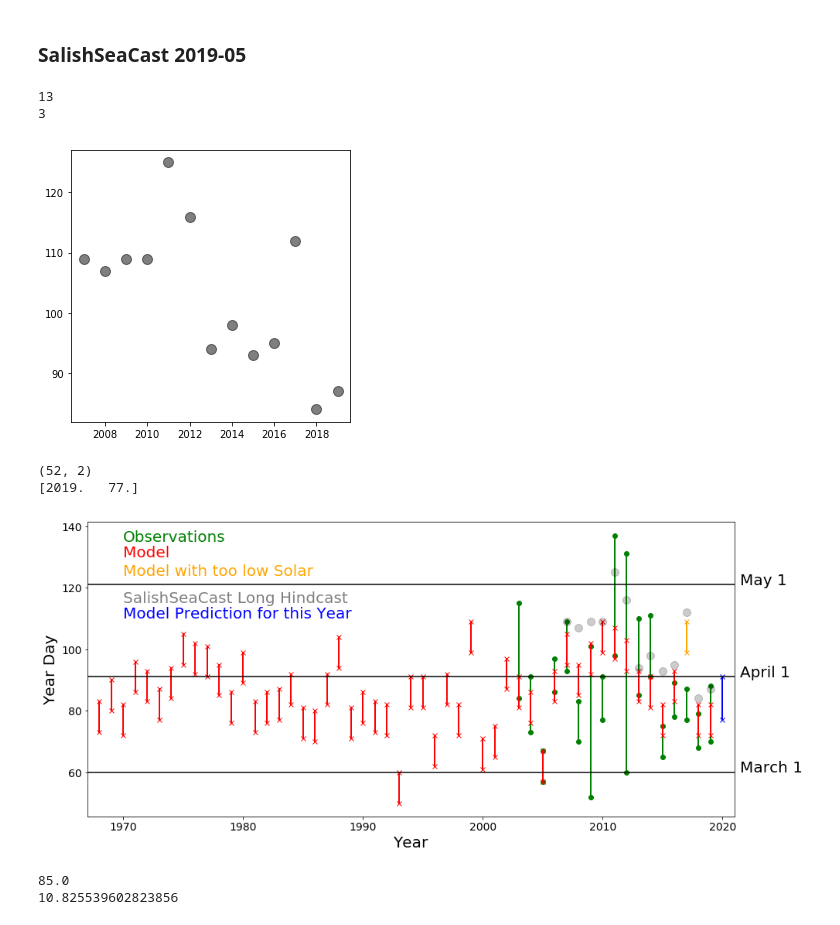
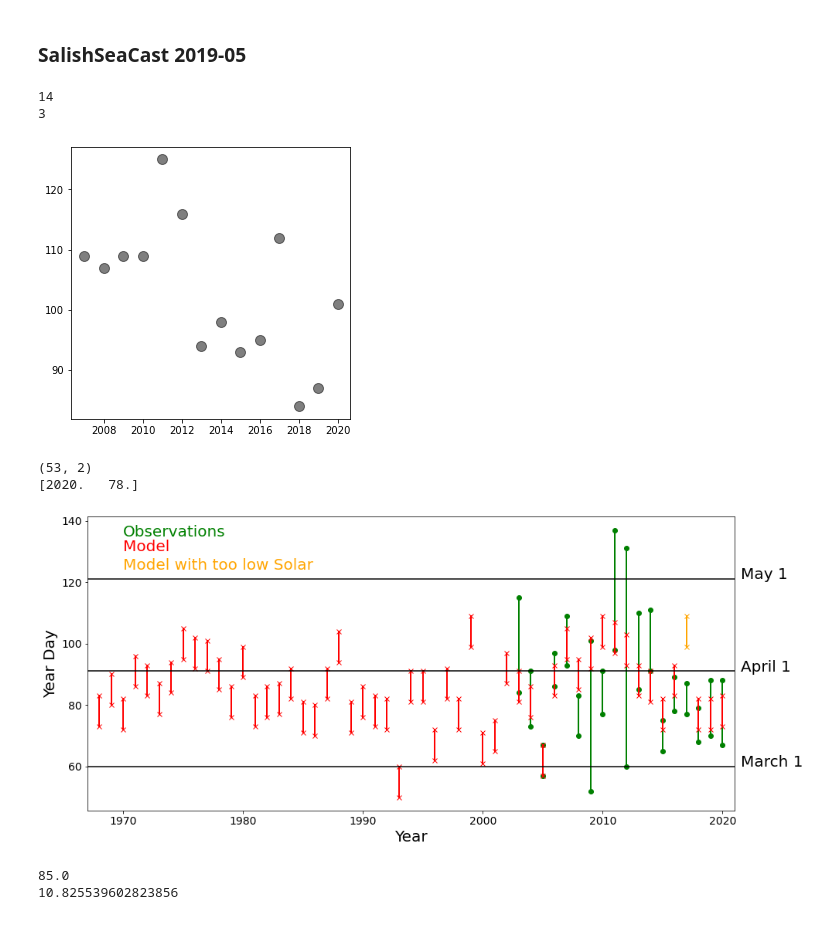
Before and after one commit to SalishSeaCast/analysis-susan, a Jupyter notebook: SOG/SpringBloomModelObs.ipynb, the cells around one changed output. Cells and saved outputs as stored; diff of their text form; code cells hidden in the pictures.

Commit message:
2020 Spring Bloom and Summer Productivity Analysis

```diff
--- a/SOG/SpringBloomModelObs.ipynb
+++ b/SOG/SpringBloomModelObs.ipynb
@@ -47,7 +48,8 @@ Chldates=[
 [2016, 3, 18,  2016, 3, 29, 3.5*1.5],
 [2017, 3, 18,  2017, 3, 28, 12*1.5 ],
 [2018, 3, 9, 2018, 3, 20, 9*1.5],
-[2019, 3, 11, 2019, 3, 29, 7.3*1.5]]
+[2019, 3, 11, 2019, 3, 29, 7.3*1.5],
+[2020, 3, 7, 2020, 3, 28, 10*1.5]]
 rich = np.array(Chldates)
 length = rich.shape[0]
 startdates, enddates = [],[]
@@ -84,70 +86,68 @@ SSC = [[2007, 4, 19],
       [2016, 4, 4],
       [2017, 4, 22],
       [2018, 3, 25],
-      [2019, 3, 28]]
+      [2019, 3, 28],
+      [2020, 4, 10]]
 SSCdates = []
 for year in SSC:
     SSCdates.append(arrow.get(*year[:3]))
 print (len(SSCdates))
 print (len(SSC[0]))
 # %% [output]
-13
+14
 3
 # %%
 fig, ax = plt.subplots(1,1,figsize=(5,5))
 for iyear in range(len(SSCdates)):
     ax.plot(SSC[iyear][0], int(SSCdates[iyear].format('DDD')), 'o-k', markersize=10, alpha=0.5)
 # %% [output]
-[figure, old version]
+[figure, new version]
 # %%
-Model = np.loadtxt('/ocean/sallen/allen/research/sog/Hindcasts/bloomdates_29mar2019.dat',
+Model = np.loadtxt('/ocean/sallen/allen/research/sog/Hindcasts/bloomdates_19feb2020.dat',
 skiprows=4)
 #Model = np.loadtxt('bloomdates_29mar2019.dat', skiprows=4)
 print (Model.shape)
 mlength = Model.shape[0]
 print (Model[-1])
 # %% [output]
-(52, 2)
-[2019.   77.]
+(53, 2)
+[2020.   78.]
 # %%
 fig, ax = plt.subplots(1,1,figsize=(15,7))
 for iyear in range(length):
     ax.plot((rich[iyear,0], rich[iyear,0]),
             (int(startdates[iyear].format('DDD')), int(enddates[iyear].format('DDD'))),
             'o-g', linewidth=2)
 for ii in range(mlength):
     if (Model[ii,0] != 2017):
         ax.plot((Model[ii,0], Model[ii,0]), (Model[ii,1]-5, Model[ii,1]+5), 'x-r',
                 linewidth=2)
     else:
         ax.plot((Model[ii,0], Model[ii,0]), (Model[ii,1]-5, Model[ii,1]+5), 'x-', color='orange', linewidth=2)
-# 2020 : mar 12 to apr 5 as of March 7
-# 2020 : mar 17 to apr 1 as of March 15
-ax.plot((2020, 2020), (77, 91), 'x-b', linewidth=2)
-for iyear in range(len(SSCdates)):
-    ax.plot(SSC[iyear][0], int(SSCdates[iyear].format('DDD')), 'o-k', markersize=10, alpha=0.2)
+#for iyear in range(len(SSCdates)):
+#    ax.plot(SSC[iyear][0], int(SSCdates[iyear].format('DDD')), 'o-k', markersize=10, alpha=0.2)
 tstart = 1967; tend = 2021
 ax.set_xlim((tstart, tend))
 for tick in ax.xaxis.get_major_ticks():
                 tick.label.set_fontsize(14)
 for tick in ax.yaxis.get_major_ticks():
                 tick.label.set_fontsize(14)
 ax.set_ylabel('Year Day', fontsize=20)
 ax.set_xlabel('Year', fontsize=20)
 ax.text(1970, 135,'Observations', color='g', fontsize=20)
 ax.text(1970, 130,'Model', color='r', fontsize=20)
 ax.text(1970, 124, 'Model with too low Solar', color='orange', fontsize=20)
-ax.text(1970, 110, 'Model Prediction for this Year', color='b', fontsize=20)
-ax.text(1970, 115, 'SalishSeaCast Long Hindcast', color='k', alpha=0.5, fontsize=20)
+#ax.text(1970, 110, 'Model Prediction for this Year', color='b', fontsize=20)
+#ax.text(1970, 115, 'SalishSeaCast Long Hindcast', color='k', alpha=0.5, fontsize=20)
 ax.plot((tstart, tend), (60,60), 'k')
 ax.text(tend+0.5, 60, 'March 1', fontsize=20)
 ax.plot((tstart, tend), (91, 91), 'k')
 ax.text(tend+0.5, 91, 'April 1', fontsize=20)
 ax.plot((tstart, tend), (121, 121), 'k')
 ax.text(tend+0.5, 121, 'May 1', fontsize=20);
-fig.savefig('springbloom_mar15.png')
+fig.savefig('springbloom_feb19.png')
 # %% [output]
-[figure, old version]
+[figure, new version]
 # %%
 print (Model[:, 1].mean())
 print (Model[:, 1].std())
```
Also changed, not shown: parts of 2 cells of this notebook, 2 other files.
